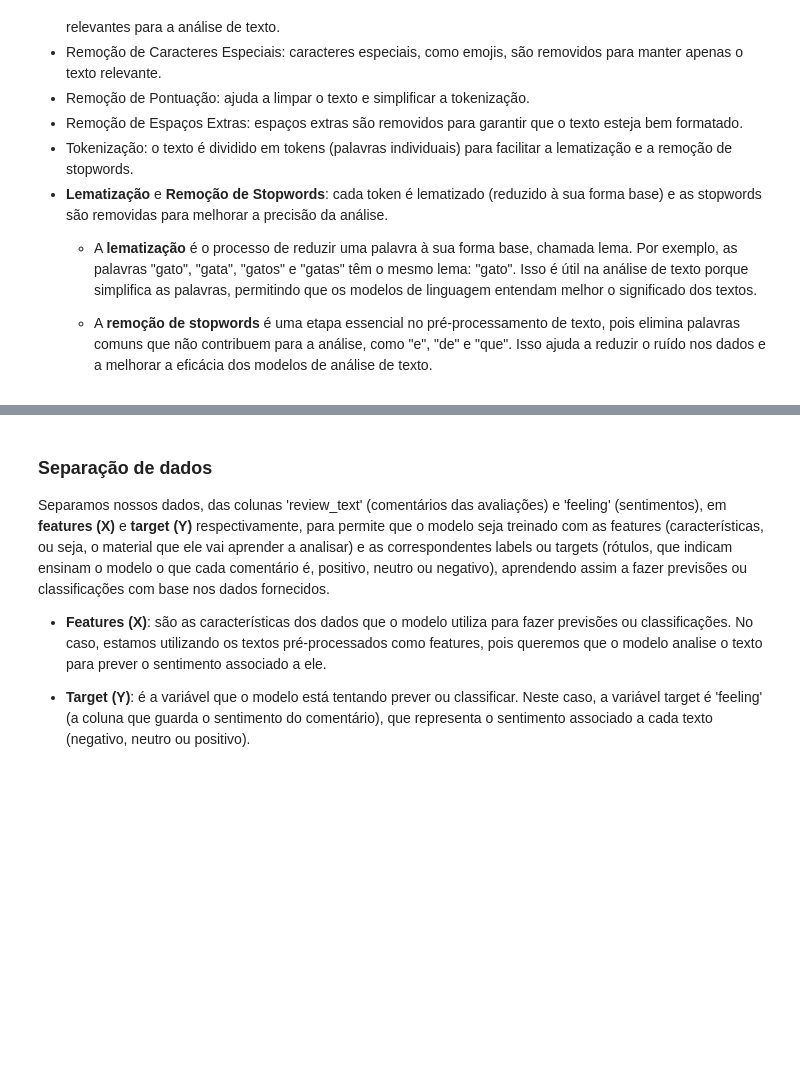
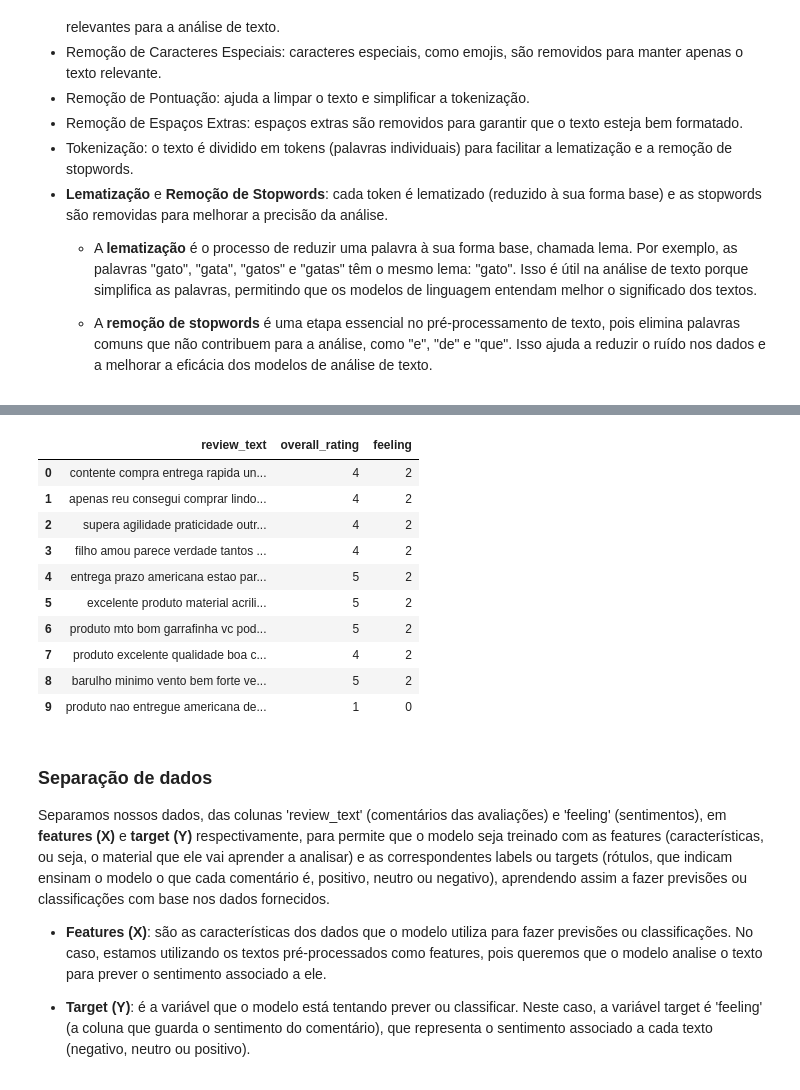
Before and after one commit to GroupHextech/api6-back, a Jupyter notebook: machineLearning/modeloXGBoost.ipynb, the cells around one changed output, grey strips where cells are left out. Cells and saved outputs as stored; diff of their text form; code cells hidden in the pictures; blank space fills up the shorter version.

```diff
--- a/machineLearning/modeloXGBoost.ipynb
+++ b/machineLearning/modeloXGBoost.ipynb
@@ -181,7 +205,7 @@ stop_words = set(stopwords.words('portuguese'))
 preprocessed_texts = []
 
 # Itera sobre cada texto no dataset para pré-processamento
-for text in dataset['review_text']:
+for text in combined_dataset['review_text']:
     # Verifica se o texto é uma string
     if isinstance(text, str):
         # Converte para minúsculas
@@ -208,10 +232,10 @@ for text in dataset['review_text']:
         preprocessed_texts.append("")
 
 # Substitui os textos originais pelos textos já preparados para análise
-dataset['review_text'] = preprocessed_texts
+combined_dataset['review_text'] = preprocessed_texts
 
 # Mostra a base de dados após o pré-processamento (10 primeiras linhas)
 print("\nDataset após pré-processamento:")
-print(tabulate(dataset.head(10), headers='keys', tablefmt='pipe'))
+combined_dataset.head(10)
 # %% [output]
 Dataset após pré-processamento:
@@ -230,3 +242,14 @@ Dataset após pré-processamento:
+|  | review_text | overall_rating | feeling |
+| 0 | contente compra entrega rapida un... | 4 | 2 |
+| 1 | apenas reu consegui comprar lindo... | 4 | 2 |
+| 2 | supera agilidade praticidade outr... | 4 | 2 |
+| 3 | filho amou parece verdade tantos ... | 4 | 2 |
+| 4 | entrega prazo americana estao par... | 5 | 2 |
+| 5 | excelente produto material acrili... | 5 | 2 |
+| 6 | produto mto bom garrafinha vc pod... | 5 | 2 |
+| 7 | produto excelente qualidade boa c... | 4 | 2 |
+| 8 | barulho minimo vento bem forte ve... | 5 | 2 |
+| 9 | produto nao entregue americana de... | 1 | 0 |
 # %% [markdown]
 ### Separação de dados
 Separamos nossos dados, das colunas 'review_text' (comentários das avaliações) e 'feeling' (sentimentos), em **features (X)** e **target (Y)** respectivamente, para permite que o modelo seja treinado com as features (características, ou seja, o material que ele vai aprender a analisar) e as correspondentes labels ou targets (rótulos, que indicam ensinam o modelo o que cada comentário é, positivo, neutro ou negativo), aprendendo assim a fazer previsões ou classificações com base nos dados fornecidos.
```
Also changed, not shown: parts of 12 cells of this notebook, 1 other file.
